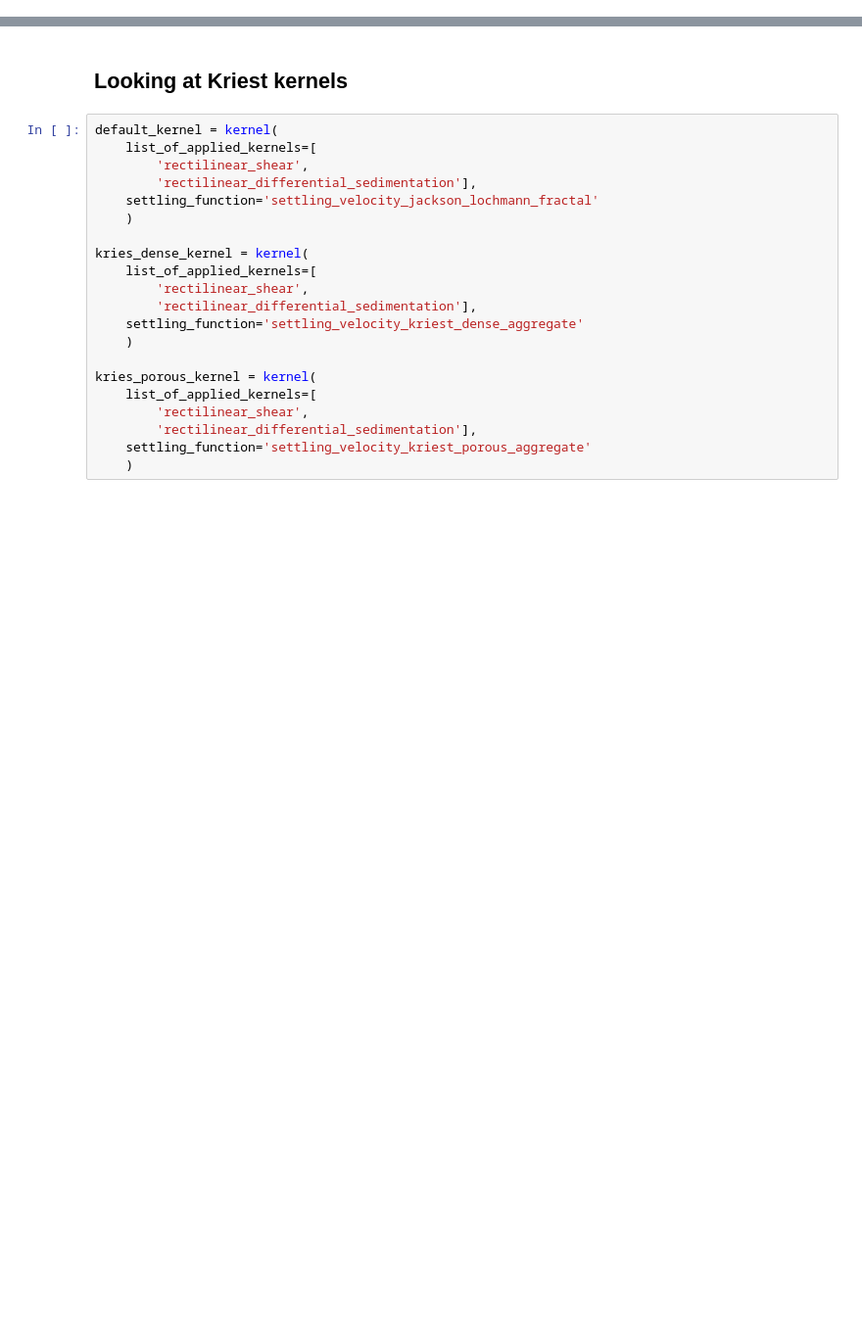
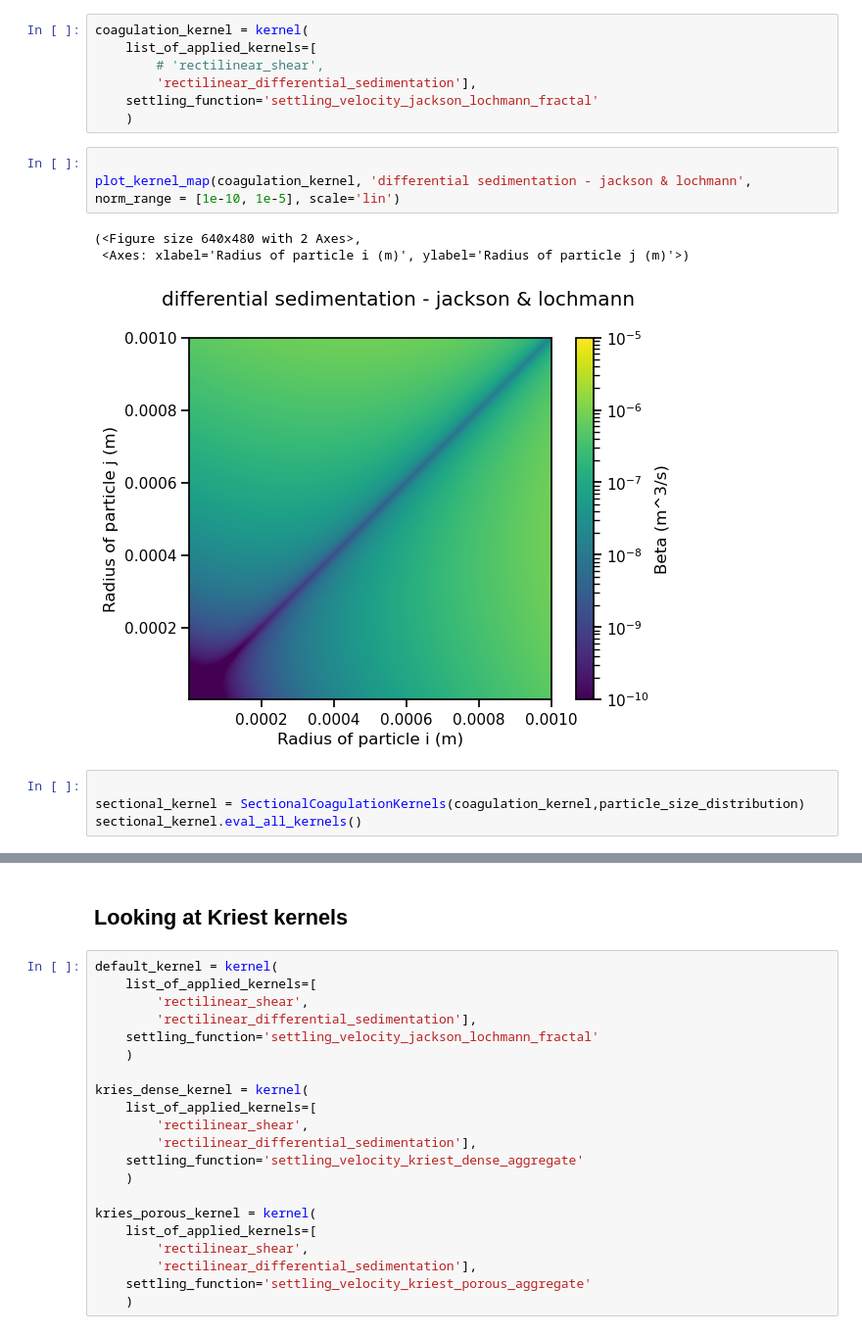
Before and after one commit to 465b/particle_aggregation_model, a Jupyter notebook: running_and_visualizing_experiments.ipynb, the cells around one changed output, grey strips where cells are left out. Shown at 98% size. Saved outputs shown, nothing was run; the diff lists cells and outputs as text; blank space fills up the shorter version.

```diff
--- a/running_and_visualizing_experiments.ipynb
+++ b/running_and_visualizing_experiments.ipynb
@@ -10,0 +40,18 @@ sns.set_context('notebook')
+# %%
+coagulation_kernel = kernel(
+    list_of_applied_kernels=[
+        # 'rectilinear_shear',
+        'rectilinear_differential_sedimentation'],
+    settling_function='settling_velocity_jackson_lochmann_fractal'
+    )
+# %%
+
+plot_kernel_map(coagulation_kernel, 'differential sedimentation - jackson & lochmann', norm_range = [1e-10, 1e-5], scale='lin')
+# %% [output]
+(<Figure size 640x480 with 2 Axes>,
+ <Axes: xlabel='Radius of particle i (m)', ylabel='Radius of particle j (m)'>)
+[figure, added]
+# %%
+
+sectional_kernel = SectionalCoagulationKernels(coagulation_kernel,particle_size_distribution)
+sectional_kernel.eval_all_kernels()
```
Also changed, not shown: parts of 21 cells of this notebook, 5 other files.
